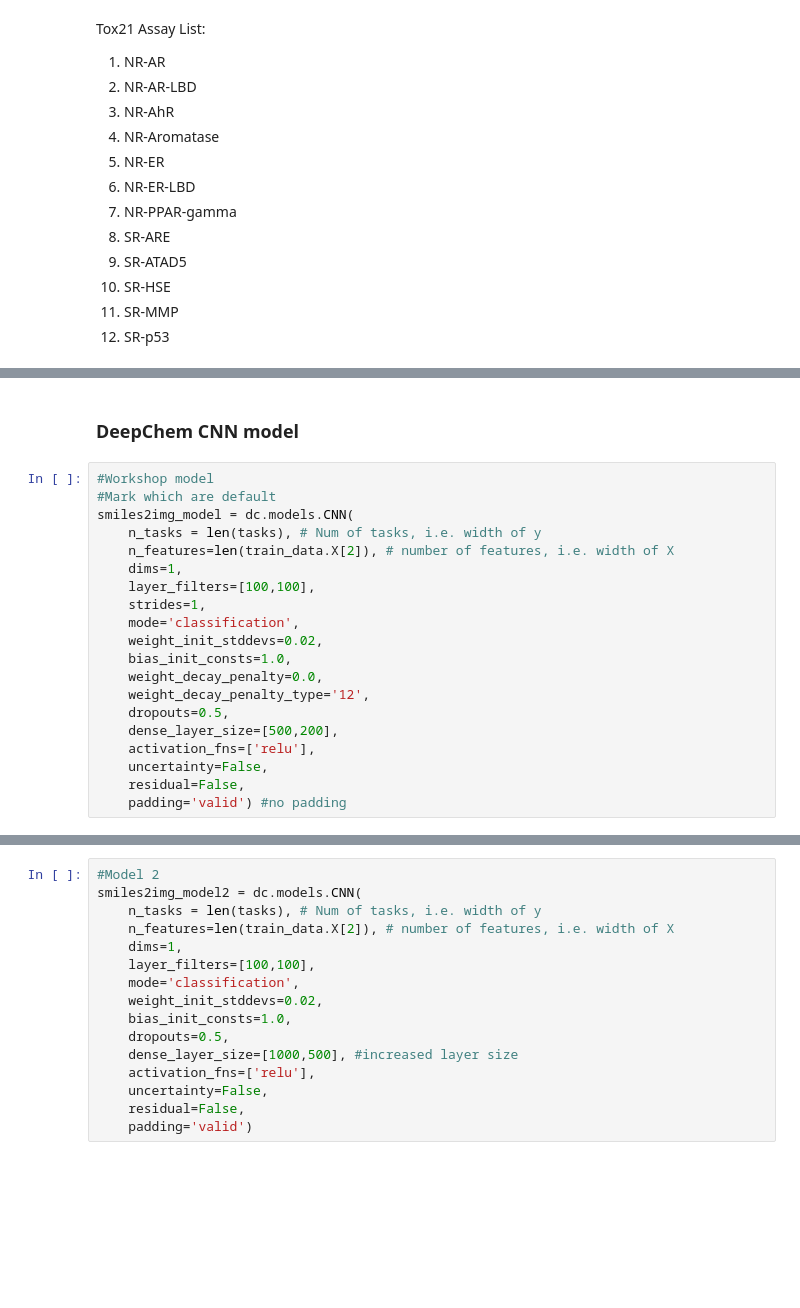
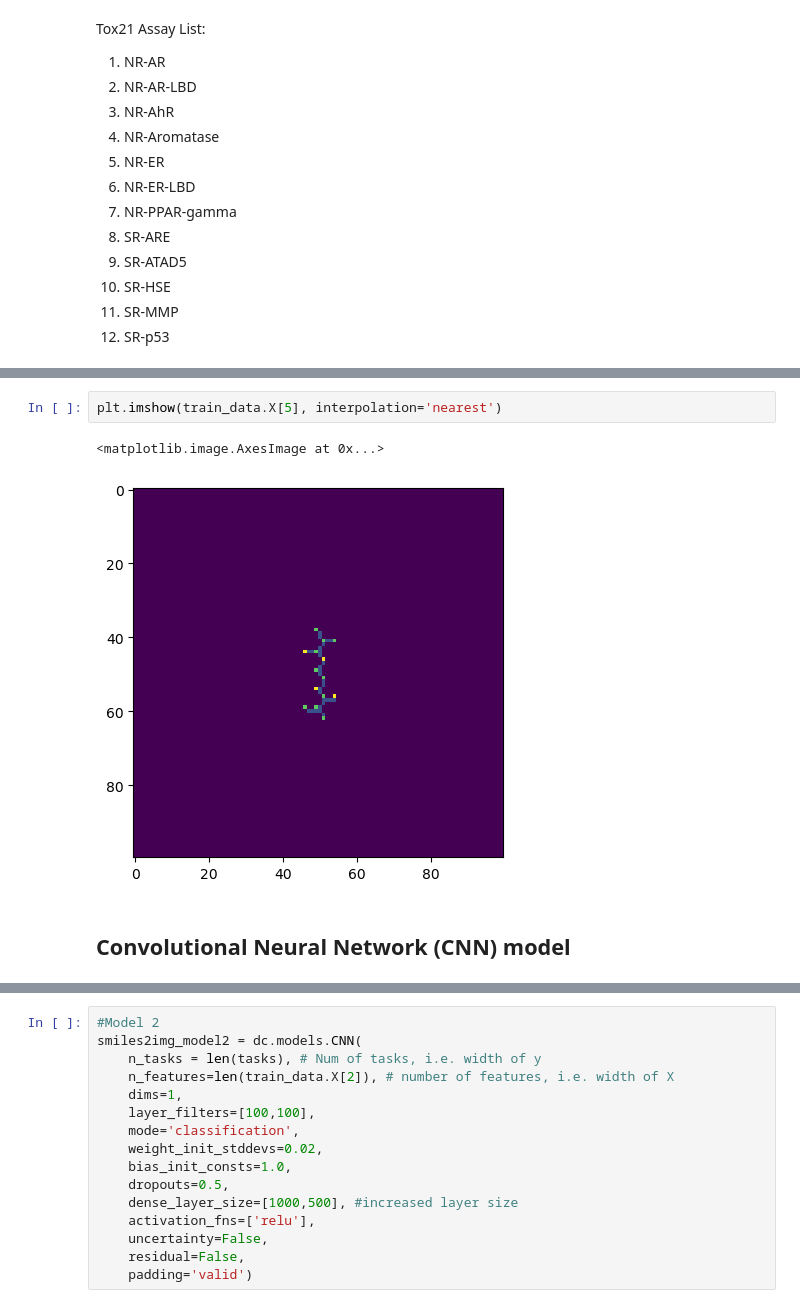
Before and after one commit to joiek/Machine-Learning-Project, a Jupyter notebook: SmilesToImage Featuriser.ipynb, the cells around one changed output, grey strips where cells are left out. Drawn from its saved outputs; the diff is of its cells as text; blank space fills up the shorter version.

```diff
--- a/SmilesToImage Featuriser.ipynb
+++ b/SmilesToImage Featuriser.ipynb
@@ -63,23 +64,8 @@ train_data, valid_data, test_data = datasets
+# %%
+plt.imshow(train_data.X[5], interpolation='nearest')
+# %% [output]
+<matplotlib.image.AxesImage at 0x...>
+[figure, added]
 # %% [markdown]
-### DeepChem CNN model
+## Convolutional Neural Network (CNN) model
-# %%
-#Workshop model
-#Mark which are default
-smiles2img_model = dc.models.CNN(
-    n_tasks = len(tasks), # Num of tasks, i.e. width of y
-    n_features=len(train_data.X[2]), # number of features, i.e. width of X
-    dims=1,
-    layer_filters=[100,100],
-    strides=1,
-    mode='classification',
-    weight_init_stddevs=0.02,
-    bias_init_consts=1.0,
-    weight_decay_penalty=0.0,
-    weight_decay_penalty_type='12',
-    dropouts=0.5,
-    dense_layer_size=[500,200],
-    activation_fns=['relu'],
-    uncertainty=False,
-    residual=False,
-    padding='valid') #no padding
 # %%
```
Also changed, not shown: parts of 73 cells of this notebook.
